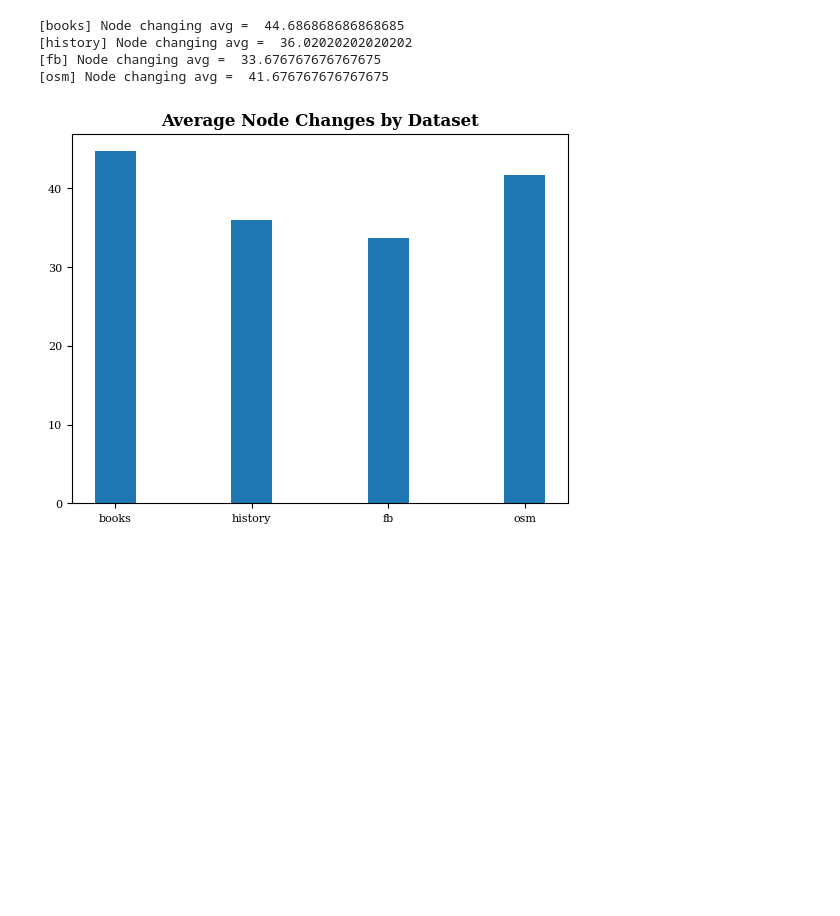
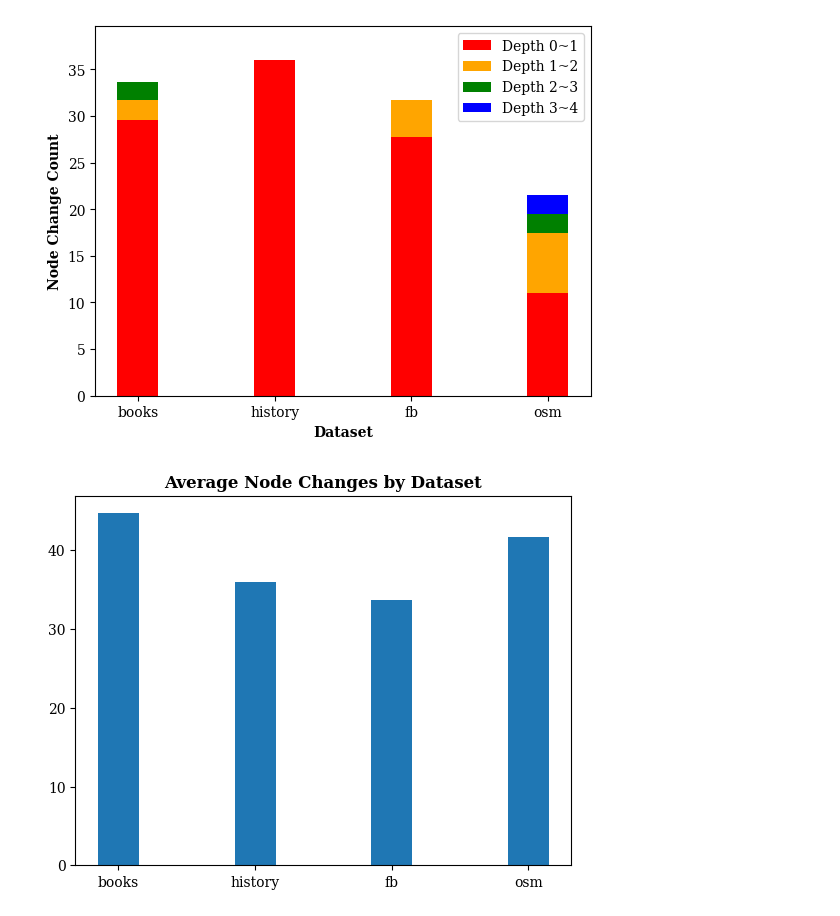
Before and after one commit to neokkk/GRE, a Jupyter notebook: scripts/cdf.ipynb, the cells around one changed output. Cells and saved outputs as stored; diff of their text form; code cells hidden in the pictures; blank space fills up the shorter version.

```diff
--- a/scripts/cdf.ipynb
+++ b/scripts/cdf.ipynb
@@ -153,3 +164,52 @@ for i, file_name in enumerate(csv_file_names):
+# %%
+csv_file_names = [os.path.join(build_path, f'{dataset}_count.csv') for dataset in datasets]
+
+depth_totals = {}
+
+for dataset, file_name in zip(datasets, csv_file_names):
+    df = pd.read_csv(file_name)
+    depth_totals[dataset] = {}
+
+    for depth, up, down in df.itertuples(index=False):
+        try:
+            depth = int(depth)
+        except ValueError:
+            continue
+
+        depth = str(depth)
+        total = up + down
+
+        if depth in depth_totals[dataset]:
+            depth_totals[dataset][depth].append(total)
+        else:
+            depth_totals[dataset][depth] = [total]
+
+dataset_avgs = {dataset: {depth: np.mean(totals) for depth, totals in depths.items()} for dataset, depths in depth_totals.items()}
+
+all_depths = sorted({depth for depths in depth_totals.values() for depth in depths.keys()})
+
+fig, ax = plt.subplots()
+index = np.arange(len(datasets))
+bar_width = 0.3
+
+bottoms = np.zeros(len(datasets))
+for depth in all_depths:
+    avgs = [dataset_avgs[dataset].get(depth, 0) for dataset in datasets]
+    ax.bar(index, avgs, bar_width, bottom=bottoms, color=colors[all_depths.index(depth) % len(colors)], label=f'Depth {depth}~{int(depth) + 1}')
+    bottoms += np.array(avgs)
+
+y_max = max(bottoms)
+
+ax.set_xlabel('Dataset', fontdict={'weight': 'bold'})
+ax.set_ylabel('Node Change Count', fontdict={'weight': 'bold'})
+ax.set_xticks(index)
+ax.set_xticklabels(datasets)
+ax.set_ylim([0, y_max * 1.1])
+ax.legend()
+
+plt.show()
+# %% [output]
+[figure, added]
 # %%
 csv_file_names = [os.path.join(build_path, f'{dataset}_count.csv') for dataset in datasets]
 
@@ -172,16 +232,10 @@ for i, file_name in enumerate(csv_file_names):
 
     avg = np.mean(data) if data else float('nan')
     averages.append(avg)
-    print(f"[{datasets[i]}] Node changing avg = ", avg)
 
 fig, ax = plt.subplots()
 ax.bar(datasets, averages, 0.3)
 ax.set_title('Average Node Changes by Dataset', fontdict={'weight': 'bold'})
-ax.tick_params(labelsize=8)
 plt.show()
 # %% [output]
-[books] Node changing avg =  44.686868686868685
-[history] Node changing avg =  36.02020202020202
-[fb] Node changing avg =  33.676767676767675
-[osm] Node changing avg =  41.676767676767675
-[figure, old version]
+[figure, new version]
```
Also changed, not shown: parts of 5 cells of this notebook.
